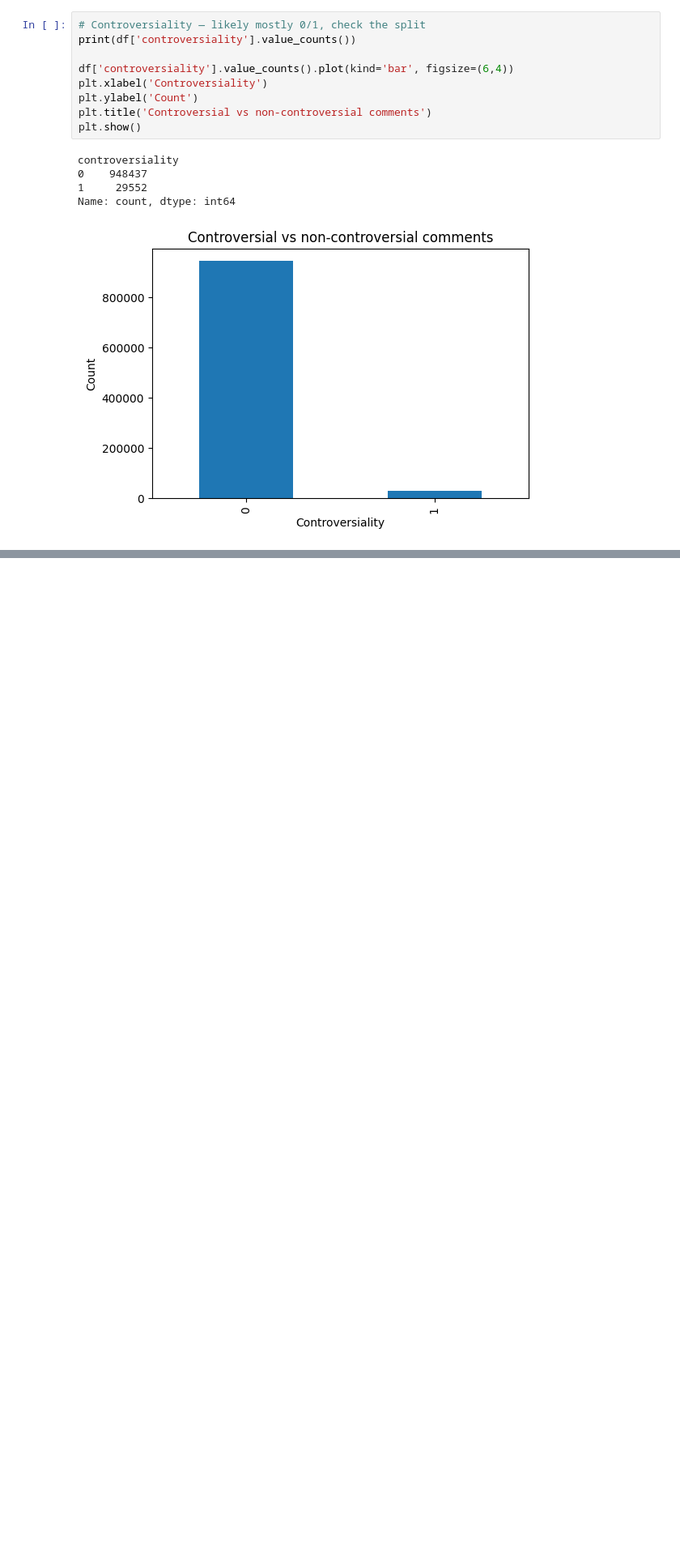
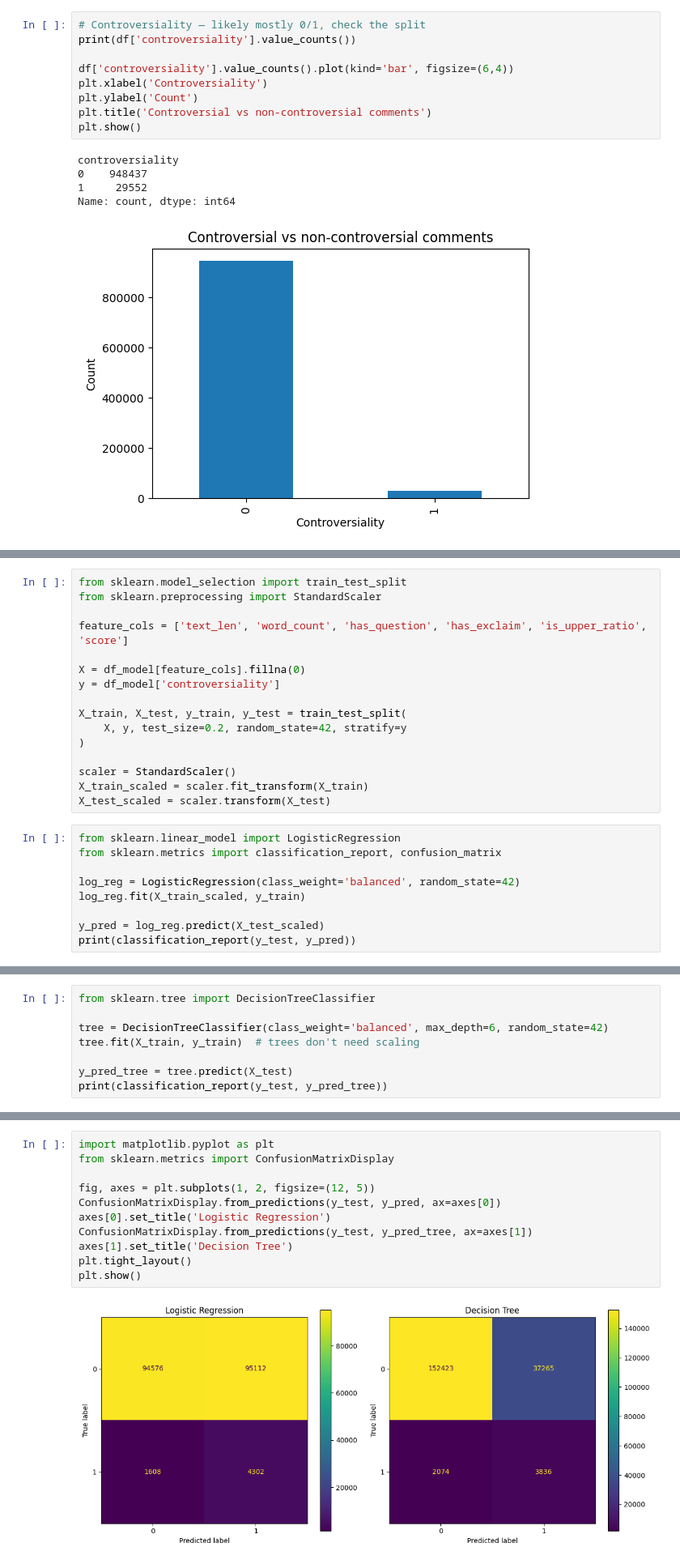
Before and after one commit to mayuri-um/riri-gpt, a Jupyter notebook: dataset.ipynb, the cells around one changed output, grey strips where cells are left out. Shown at 81% size. Drawn from its saved outputs; the diff is of its cells as text; blank space fills up the shorter version.

```diff
--- a/dataset.ipynb
+++ b/dataset.ipynb
@@ -209,0 +239,25 @@ Name: count, dtype: int64
+# %%
+from sklearn.model_selection import train_test_split
+from sklearn.preprocessing import StandardScaler
+
+feature_cols = ['text_len', 'word_count', 'has_question', 'has_exclaim', 'is_upper_ratio', 'score']
+
+X = df_model[feature_cols].fillna(0)
+y = df_model['controversiality']
+
+X_train, X_test, y_train, y_test = train_test_split(
+    X, y, test_size=0.2, random_state=42, stratify=y
+)
+
+scaler = StandardScaler()
+X_train_scaled = scaler.fit_transform(X_train)
+X_test_scaled = scaler.transform(X_test)
+# %%
+from sklearn.linear_model import LogisticRegression
+from sklearn.metrics import classification_report, confusion_matrix
+
+log_reg = LogisticRegression(class_weight='balanced', random_state=42)
+log_reg.fit(X_train_scaled, y_train)
+
+y_pred = log_reg.predict(X_test_scaled)
+print(classification_report(y_test, y_pred))
@@ -209,0 +273,8 @@ Name: count, dtype: int64
+# %%
+from sklearn.tree import DecisionTreeClassifier
+
+tree = DecisionTreeClassifier(class_weight='balanced', max_depth=6, random_state=42)
+tree.fit(X_train, y_train)  # trees don't need scaling
+
+y_pred_tree = tree.predict(X_test)
+print(classification_report(y_test, y_pred_tree))
@@ -209,0 +290,13 @@ Name: count, dtype: int64
+# %%
+import matplotlib.pyplot as plt
+from sklearn.metrics import ConfusionMatrixDisplay
+
+fig, axes = plt.subplots(1, 2, figsize=(12, 5))
+ConfusionMatrixDisplay.from_predictions(y_test, y_pred, ax=axes[0])
+axes[0].set_title('Logistic Regression')
+ConfusionMatrixDisplay.from_predictions(y_test, y_pred_tree, ax=axes[1])
+axes[1].set_title('Decision Tree')
+plt.tight_layout()
+plt.show()
+# %% [output]
+[figure, added]
```
Also changed, not shown: parts of 11 cells of this notebook.
